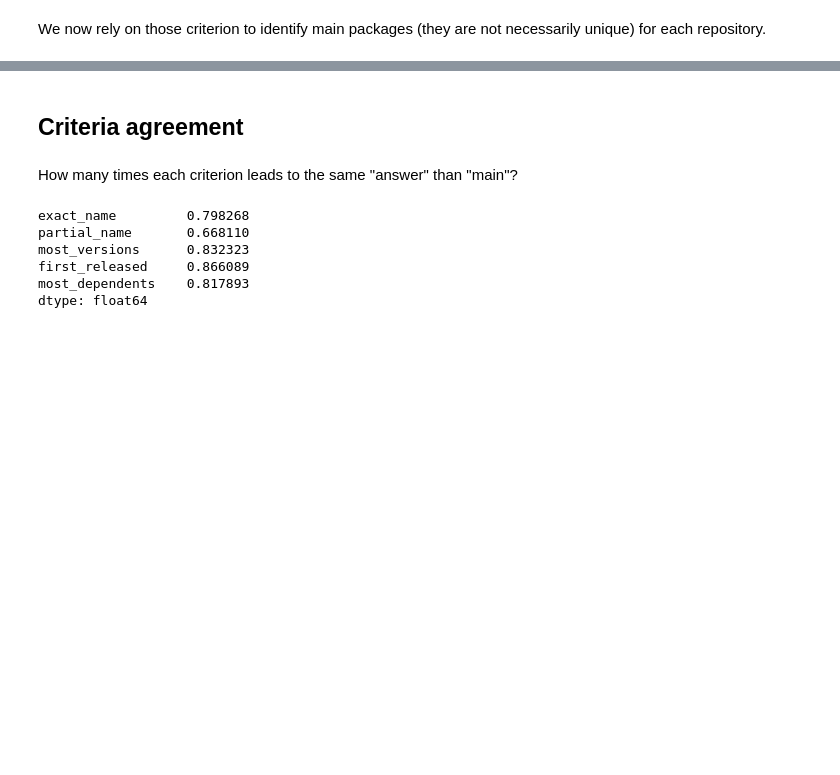
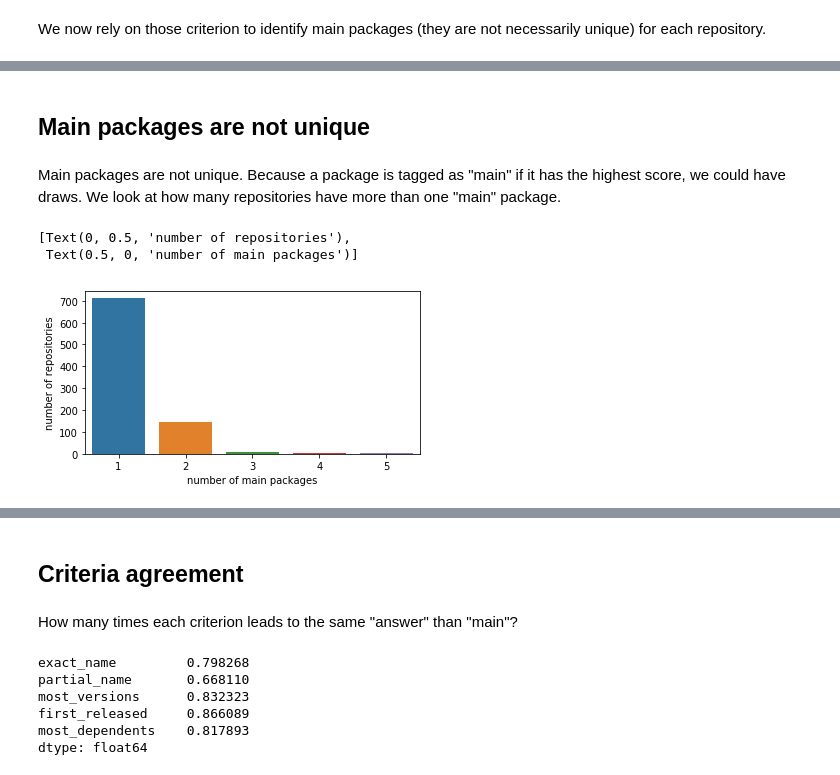
Before and after one commit to MehdiGol/secos-gol, a Jupyter notebook: notebooks/Identify main packages.ipynb, the cells around one changed output, grey strips where cells are left out. Drawn from its saved outputs; the diff is of its cells as text; code cells hidden in the pictures; blank space fills up the shorter version.

Commit message:
Some experiments about scores/draws

```diff
--- a/notebooks/Identify main packages.ipynb
+++ b/notebooks/Identify main packages.ipynb
@@ -146,3 +139,32 @@ df_crit.sample(5, random_state=12345)
 | 1523 | tweetnacl-sys | https://github.com/jmesmon/sodalite | False | False | False | False | True | ... |
 | 2846 | hyper-zipkin | https://github.com/palantir/rust-... | False | False | False | False | False | ... |
 | 2669 | enum-kinds-traits | https://bitbucket.org/Soft/enum-k... | False | True | False | True | True | ... |
+# %% [markdown]
+## Main packages are not unique
+# %% [markdown]
+Main packages are not unique. Because a package is tagged as "main" if it has the highest score, we could have draws.
+We look at how many repositories have more than one "main" package.
+# %%
+fig, ax = matplotlib.pyplot.subplots()
+
+seaborn.countplot(
+    x='Package',
+    data=(
+        df_crit
+        .query('main')
+        .groupby('Repository_URL', sort=False)
+        [['Package']]
+        .count()
+    ),
+    ax=ax,
+)
+
+ax.set(
+    xlabel='number of main packages',
+    ylabel='number of repositories',
+    #yscale='log',
+)
+# %% [output]
+[Text(0, 0.5, 'number of repositories'),
+ Text(0.5, 0, 'number of main packages')]
+[figure, added]
```
Also changed, not shown: parts of 6 cells of this notebook.
